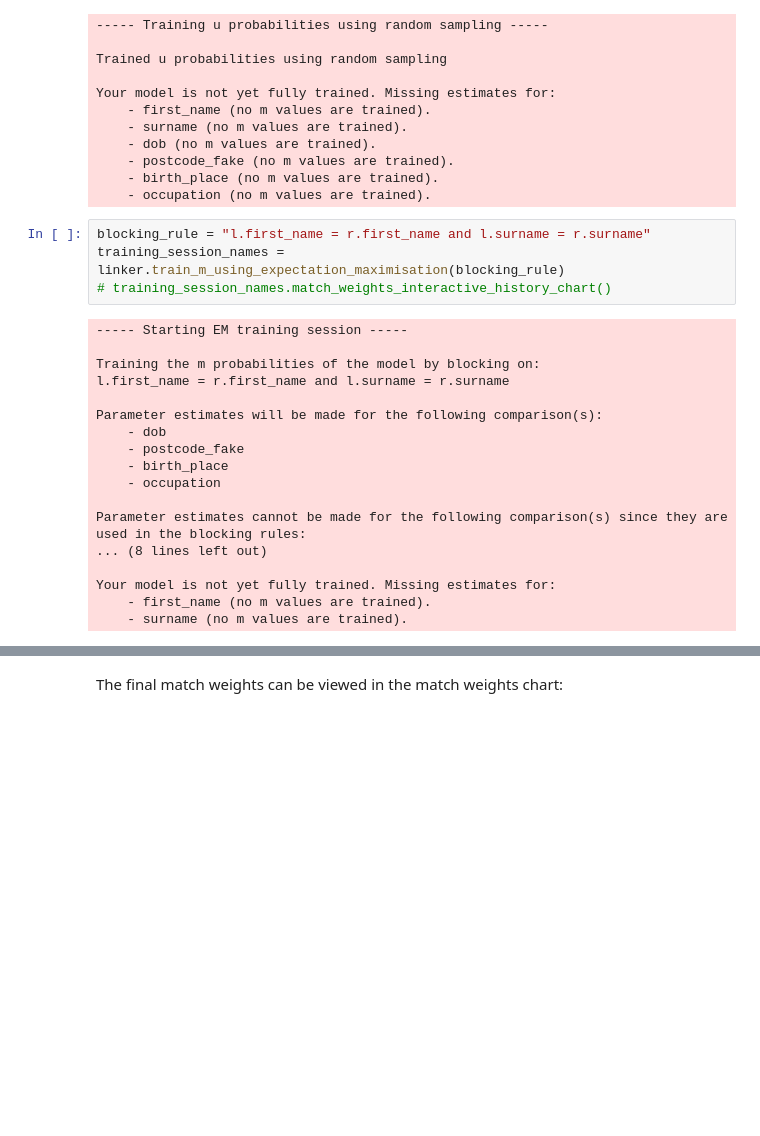
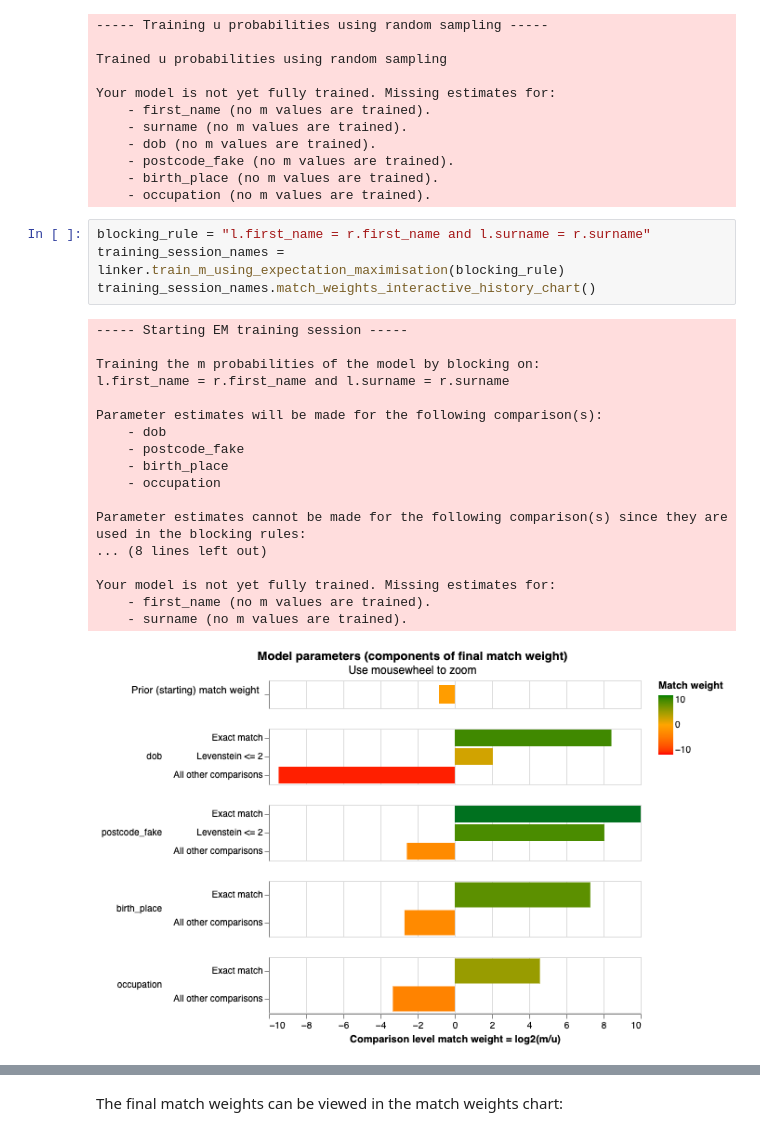
Before and after one commit to moj-analytical-services/splink_demos, a Jupyter notebook: deduplicate_50k_synthetic.ipynb, the cells around one changed output, grey strips where cells are left out. Saved outputs shown, nothing was run; the diff lists cells and outputs as text; blank space fills up the shorter version.

```diff
--- a/deduplicate_50k_synthetic.ipynb
+++ b/deduplicate_50k_synthetic.ipynb
@@ -133,25 +135,26 @@ Your model is not yet fully trained. Missing estimates for:
 # %%
 blocking_rule = "l.first_name = r.first_name and l.surname = r.surname"
 training_session_names = linker.train_m_using_expectation_maximisation(blocking_rule)
-# training_session_names.match_weights_interactive_history_chart()
+training_session_names.match_weights_interactive_history_chart()
 # %% [output]
 ----- Starting EM training session -----
 
 Training the m probabilities of the model by blocking on:
 l.first_name = r.first_name and l.surname = r.surname
 
 Parameter estimates will be made for the following comparison(s):
     - dob
     - postcode_fake
     - birth_place
     - occupation
 
 Parameter estimates cannot be made for the following comparison(s) since they are used in the blocking rules:
 ... (8 lines left out)
 
 Your model is not yet fully trained. Missing estimates for:
     - first_name (no m values are trained).
     - surname (no m values are trained).
+[figure, added]
 # %%
 blocking_rule = "l.dob = r.dob"
 training_session_dob = linker.train_m_using_expectation_maximisation(blocking_rule)
```
Also changed, not shown: parts of 6 cells of this notebook, 3 other files.
